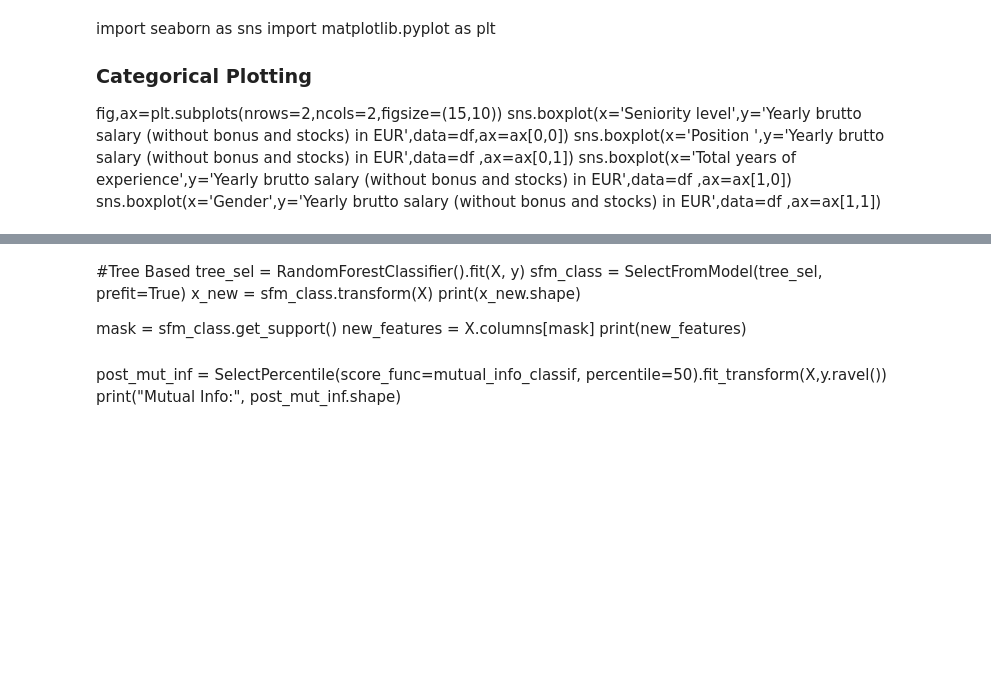
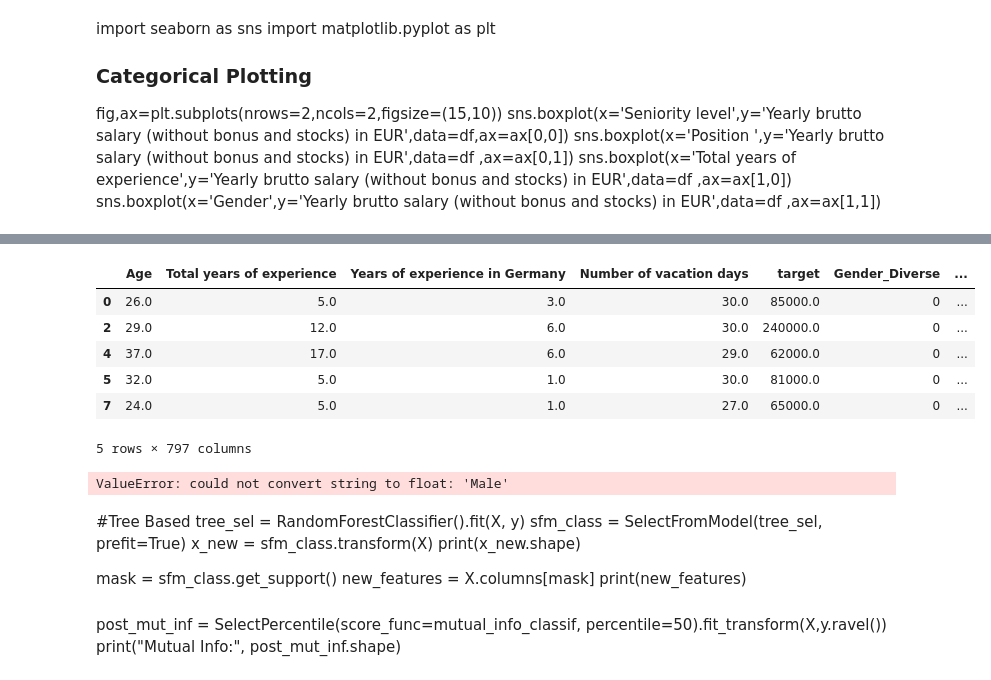
Before and after one commit to SidhST12/ItML_Asn_2_Students, a Jupyter notebook: assignment_2_start.ipynb, the cells around one changed output, grey strips where cells are left out. Cells and saved outputs as stored; diff of their text form; code cells hidden in the pictures; blank space fills up the shorter version.

```diff
--- a/assignment_2_start.ipynb
+++ b/assignment_2_start.ipynb
@@ -462,18 +446,3 @@ sns.boxplot(x='Seniority level',y='Yearly brutto salary (without bonus and stock
 sns.boxplot(x='Position ',y='Yearly brutto salary (without bonus and stocks) in EUR',data=df ,ax=ax[0,1])
 sns.boxplot(x='Total years of experience',y='Yearly brutto salary (without bonus and stocks) in EUR',data=df ,ax=ax[1,0])
 sns.boxplot(x='Gender',y='Yearly brutto salary (without bonus and stocks) in EUR',data=df ,ax=ax[1,1])
-# %%
-#Imputing for categorical variables, filling the missing values with the mode of the data.
-df['Gender']=df['Gender'].fillna(df['Gender'].mode()[0])
-df['Position ']=df['Position '].fillna(df['Position '].mode()[0])
-df['Total years of experience']=df['Total years of experience'].fillna(df['Total years of experience'].mean()[0])
-df['Seniority level']=df['Seniority level'].fillna(df['Seniority level'].mode()[0])
-df['Your main technology / programming language']=df['Your main technology / programming language'].fillna(df['Your main technology / programming language'].mode()[0])
-#df['Other technologies/programming languages you use often']=df['Other technologies/programming languages you use often'].fillna(df['Other technologies/programming languages you use often'].mode()[0])
-df['Employment status']=df['Employment status'].fillna(df['Employment status'].mode()[0])
-df['Сontract duration']=df['Сontract duration'].fillna(df['Сontract duration'].mode()[0])
-df['Main language at work']=df['Main language at work'].fillna(df['Main language at work'].mode()[0])
-df['Company size']=df['Company size'].fillna(df['Company size'].mode()[0])
-df['Company type']=df['Company type'].fillna(df['Company type'].mode()[0])
-# %%
-df['target']=df['target'].fillna(df['target'].mean())
@@ -482,0 +449,4 @@ X = df.drop(columns={"Target"})
+# %%
+#drop na
+df_2=df.dropna()
+df_2.isna().sum()
@@ -483,3 +471,35 @@ X = df.drop(columns={"Target"})
+# %%
+#One hot Coding:
+
+df3d = pd.get_dummies(df_2)
+df3d.head()
+# %% [output]
+|  | Age | Total years of experience | Years of experience in Germany | Number of vacation days | target | Gender_Diverse | ... |
+| 0 | 26.0 | 5.0 | 3.0 | 30.0 | 85000.0 | 0 | ... |
+| 2 | 29.0 | 12.0 | 6.0 | 30.0 | 240000.0 | 0 | ... |
+| 4 | 37.0 | 17.0 | 6.0 | 29.0 | 62000.0 | 0 | ... |
+| 5 | 32.0 | 5.0 | 1.0 | 30.0 | 81000.0 | 0 | ... |
+| 7 | 24.0 | 5.0 | 1.0 | 27.0 | 65000.0 | 0 | ... |
+5 rows × 797 columns
+# %%
+from sklearn.tree import DecisionTreeClassifier
+from sklearn.tree import plot_tree
+
+
+y = np.array(df_2["target"]).reshape(-1,1)
+X = np.array(df_2.drop(columns={"target"}))
+
+X_train, X_test, y_train, y_test = train_test_split(X, y, random_state=0)
+
+clf = DecisionTreeClassifier(random_state=0)
+clf = clf.fit(X_train, y_train)
+print(clf.get_depth())
+print("Training Accuracy:", clf.score(X_train, y_train))
+print("Testing Accuracy:", clf.score(X_test, y_test))
+plt.figure(figsize=(25,20))
+plot_tree(clf, feature_names=df.columns[:-1], class_names=["False","True"])
+# %% [output]
+ValueError: could not convert string to float: 'Male'
 # %%
 from sklearn.feature_selection import SelectKBest
 from sklearn.feature_selection import chi2
```
Also changed, not shown: parts of 14 cells of this notebook.
